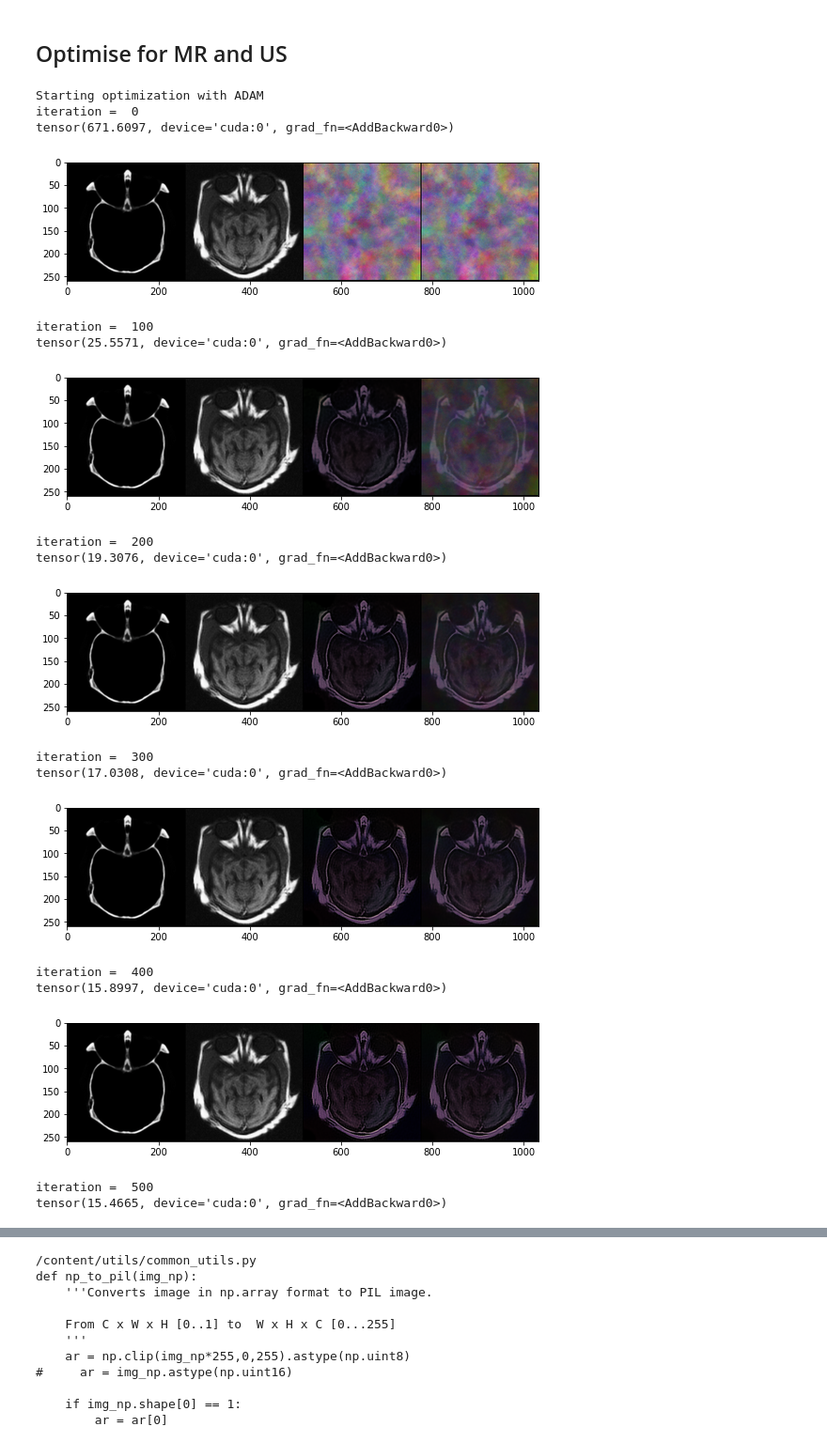
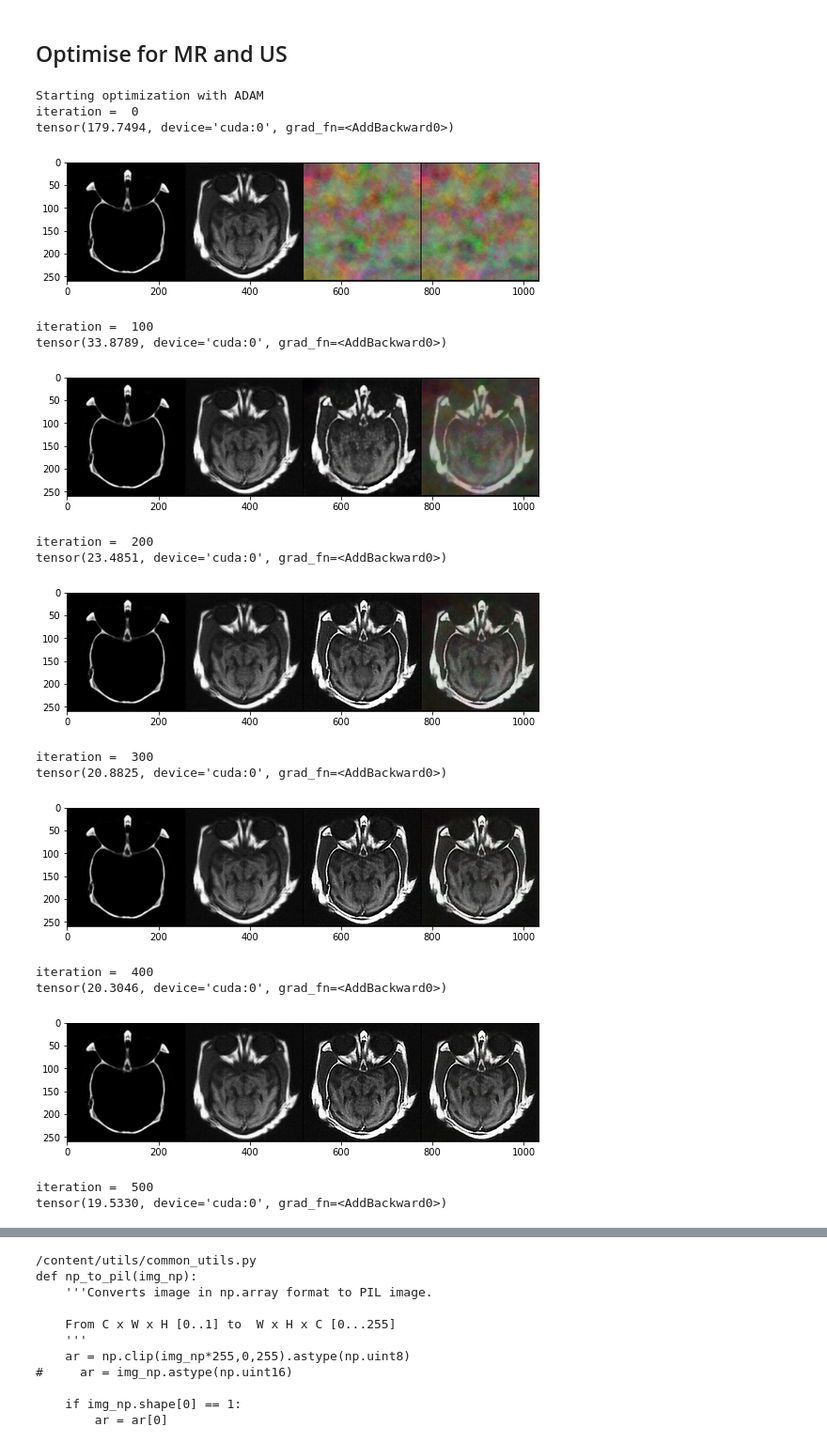
Before and after one commit to maxudong1993/deep-image-prior, a Jupyter notebook: sr_net_L2loss_noNorm_RGB.ipynb, the cells around one changed output, grey strips where cells are left out. Shown at 94% size. Drawn from its saved outputs; the diff is of its cells as text; code cells hidden in the pictures.

```diff
--- a/sr_net_L2loss_noNorm_RGB.ipynb
+++ b/sr_net_L2loss_noNorm_RGB.ipynb
@@ -309,8 +314,8 @@ show_every = 100
 exp_weight=0.99
 
 
-num_iter = 1000
-input_depth = 32
+num_iter = 2000
+input_depth = 1
 figsize = 5
 
 NET_TYPE = 'skip' # UNet, ResNet
@@ -394,11 +399,22 @@ def closure():
     # deconvolved_out = torch.tensor(deconvolved_out, requires_grad=True).type(dtype).to(device = 'cuda')
 
     #weighting of US and MR  mean square error
-    # total_loss = us_para * mse(us_sg_torch * torch.nn.functional.conv2d(out,us_psf_torch,padding = 2), us_noisy_torch) + (1 - us_para) * mse(mr_sg_torch * torch.nn.functional.conv2d(out,mr_psf_torch,padding = 2), mr_noisy_torch)
-    # mytest = torch.nn.functional.conv2d(out,us_psf_torch,padding = 2)
-    # print('mytest:',mytest.shape)
-
-    total_loss = torch.norm((us_sg_torch * torch.nn.functional.conv2d(out,us_psf_torch,padding = 2) - us_noisy_torch),p=2) + torch.norm((mr_sg_torch * torch.nn.functional.conv2d(out,mr_psf_torch,padding = 2) - mr_noisy_torch),p=2)
+    if out.shape[1] == 1:
+        total_loss = torch.norm((us_sg_torch * torch.nn.functional.conv2d(out,us_psf_torch,padding = 2) - us_noisy_torch),p=2) + torch.norm((mr_sg_torch * torch.nn.functional.conv2d(out,mr_psf_torch,padding = 2) - mr_noisy_torch),p=2)
+        # total_loss = mse(us_sg_torch * torch.nn.functional.conv2d(out,us_psf_torch,padding = 2), us_noisy_torch) + mse(mr_sg_torch * torch.nn.functional.conv2d(out,mr_psf_torch,padding = 2), mr_noisy_torch)
+    else:  #3 channels
+        us_r = torch.nn.functional.conv2d(out[0][0].unsqueeze(0).unsqueeze(0),us_psf_torch[0][0].unsqueeze(0).unsqueeze(0),padding = 2)
+        us_g = torch.nn.functional.conv2d(out[0][1].unsqueeze(0).unsqueeze(0),us_psf_torch[0][1].unsqueeze(0).unsqueeze(0),padding = 2)
+        us_b = torch.nn.functional.conv2d(out[0][2].unsqueeze(0).unsqueeze(0),us_psf_torch[0][1].unsqueeze(0).unsqueeze(0),padding = 2)
+        out_us_psf = torch.cat((us_r,us_g,us_b),1)
+        # print('out_us_psf.shape:',out_us_psf.shape)
+        mr_r = torch.nn.functional.conv2d(out[0][0].unsqueeze(0).unsqueeze(0),mr_psf_torch[0][0].unsqueeze(0).unsqueeze(0),padding = 2)
+        mr_g = torch.nn.functional.conv2d(out[0][1].unsqueeze(0).unsqueeze(0),mr_psf_torch[0][1].unsqueeze(0).unsqueeze(0),padding = 2)
+        mr_b = torch.nn.functional.conv2d(out[0][2].unsqueeze(0).unsqueeze(0),mr_psf_torch[0][1].unsqueeze(0).unsqueeze(0),padding = 2)
+        out_mr_psf = torch.cat((mr_r,mr_g,mr_b),1)
+        total_loss = torch.norm((us_sg_torch * out_us_psf - us_noisy_torch),p=2) + torch.norm((mr_sg_torch * out_mr_psf - mr_noisy_torch),p=2)
+    # total_loss = torch.norm((us_sg_torch * torch.nn.functional.conv2d(out,us_psf_torch,padding = 2) - us_noisy_torch),p=2) + torch.norm((mr_sg_torch * torch.nn.functional.conv2d(out,mr_psf_torch,padding = 2) - mr_noisy_torch),p=2)
+    # total_loss = torch.norm((us_sg_torch * out - us_noisy_torch),p=2) + torch.norm((mr_sg_torch * out - mr_noisy_torch),p=2)
     # print('loss:',total_loss)
     #Adding norm
     # total_loss += norm_lambda * torch.norm(out, p = 2)
@@ -425,46 +441,46 @@ def closure():
         # plot_image_grid([np.clip(us_np,0,1),np.clip(mr_np,0,1),np.clip(torch_to_np(out_avg), 0, 1)], factor=figsize, nrow=4)
         print("iteration = ",i)
         print(total_loss)
         plot_image_grid([np.clip(us_np,0,1),np.clip(mr_np,0,1),np.clip(out_np, 0, 1),
                          np.clip(torch_to_np(out_avg), 0, 1)], factor=figsize, nrow=4)
 
 
 
     # Backtracking
     if i % show_every:
         if psrn_noisy - psrn_noisy_last < -5:
             print('Falling back to previous checkpoint.')
 
             for new_param, net_param in zip(last_net, net.parameters()):
                 net_param.data.copy_(new_param.cuda())
 
             return total_loss*0
         else:
             last_net = [x.detach().cpu() for x in net.parameters()]
             psrn_noisy_last = psrn_noisy
 
     i += 1
 
     return total_loss
 
 p = get_params(OPT_OVER, net, net_input)
 optimize(OPTIMIZER, p, closure, LR, num_iter)
 # %% [output]
 Starting optimization with ADAM
 iteration =  0
-tensor(671.6097, device='cuda:0', grad_fn=<AddBackward0>)
+tensor(179.7494, device='cuda:0', grad_fn=<AddBackward0>)
-[figure, old version]
+[figure, new version]
 iteration =  100
-tensor(25.5571, device='cuda:0', grad_fn=<AddBackward0>)
+tensor(33.8789, device='cuda:0', grad_fn=<AddBackward0>)
-[figure, old version]
+[figure, new version]
 iteration =  200
-tensor(19.3076, device='cuda:0', grad_fn=<AddBackward0>)
+tensor(23.4851, device='cuda:0', grad_fn=<AddBackward0>)
-[figure, old version]
+[figure, new version]
 iteration =  300
-tensor(17.0308, device='cuda:0', grad_fn=<AddBackward0>)
+tensor(20.8825, device='cuda:0', grad_fn=<AddBackward0>)
-[figure, old version]
+[figure, new version]
 iteration =  400
-tensor(15.8997, device='cuda:0', grad_fn=<AddBackward0>)
+tensor(20.3046, device='cuda:0', grad_fn=<AddBackward0>)
-[figure, old version]
+[figure, new version]
 iteration =  500
-tensor(15.4665, device='cuda:0', grad_fn=<AddBackward0>)
+tensor(19.5330, device='cuda:0', grad_fn=<AddBackward0>)
```
Also changed, not shown: parts of 5 cells of this notebook.
